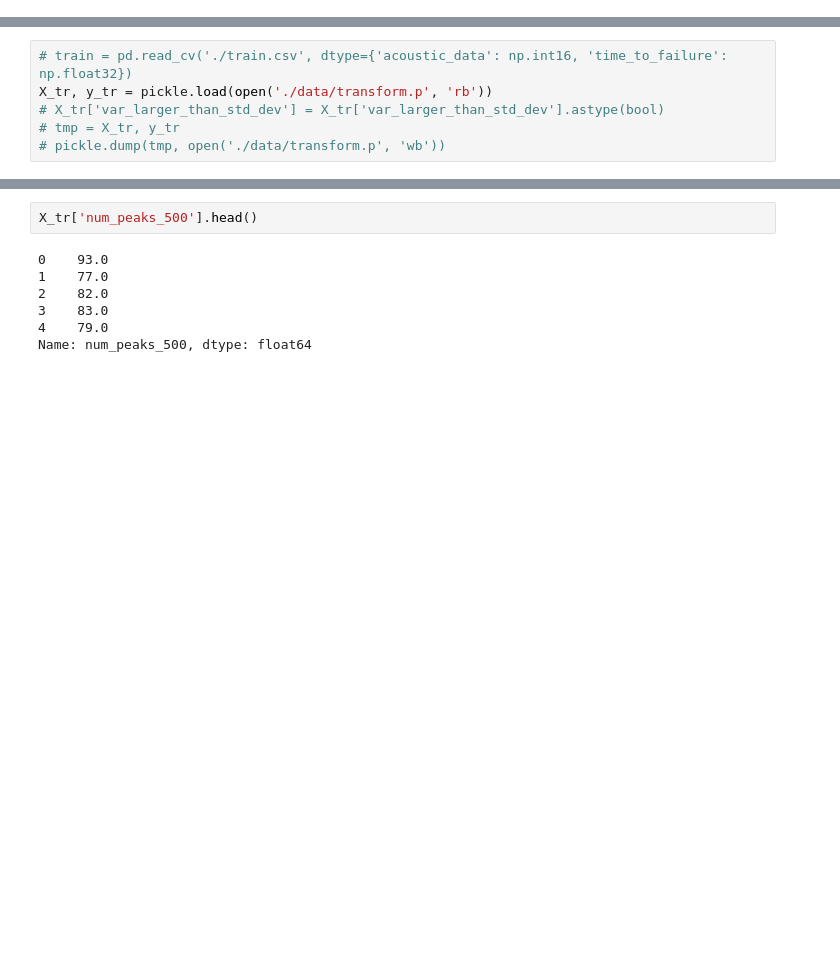
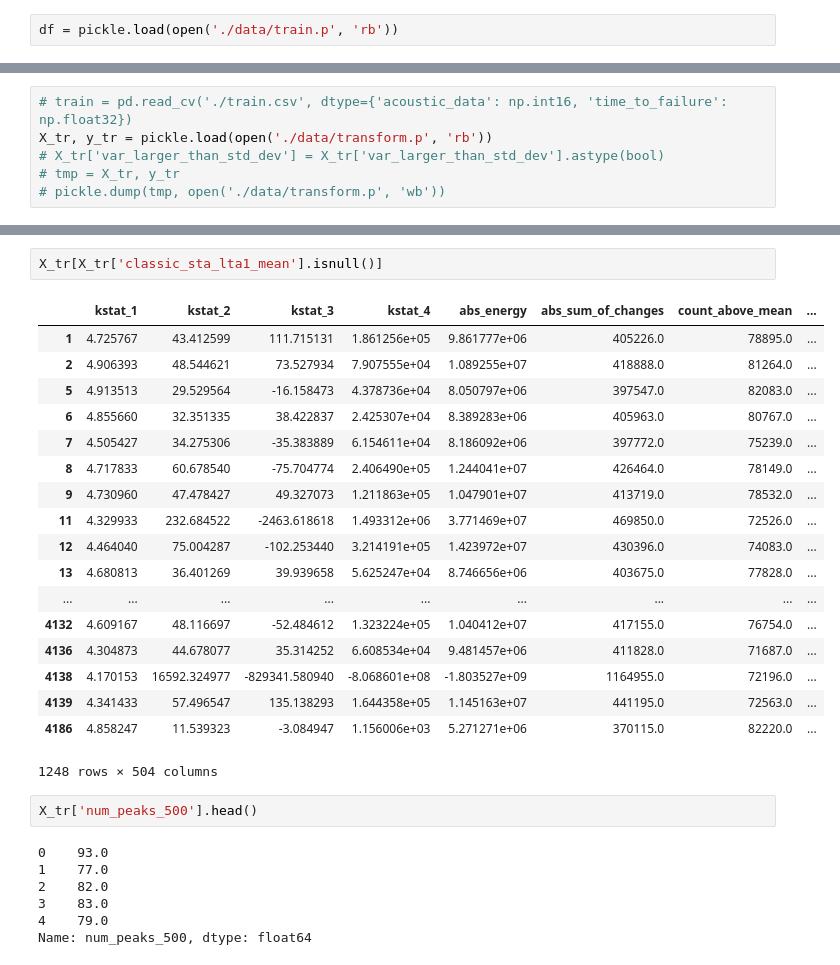
Before and after one commit to JonRao/LANL-Earthquake-Prediction, a Jupyter notebook: eda.ipynb, the cells around one changed output, grey strips where cells are left out. Cells and saved outputs as stored; diff of their text form; blank space fills up the shorter version.

```diff
--- a/eda.ipynb
+++ b/eda.ipynb
@@ -24,0 +52,2 @@ from multiprocessing import Pool
+# %%
+df = pickle.load(open('./data/train.p', 'rb'))
@@ -31,3 +143,24 @@ X_tr, y_tr = pickle.load(open('./data/transform.p', 'rb'))
+# %%
+X_tr[X_tr['classic_sta_lta1_mean'].isnull()]
+# %% [output]
+|  | kstat_1 | kstat_2 | kstat_3 | kstat_4 | abs_energy | abs_sum_of_changes | count_above_mean | ... |
+| 1 | 4.725767 | 43.412599 | 111.715131 | 1.861256e+05 | 9.861777e+06 | 405226.0 | 78895.0 | ... |
+| 2 | 4.906393 | 48.544621 | 73.527934 | 7.907555e+04 | 1.089255e+07 | 418888.0 | 81264.0 | ... |
+| 5 | 4.913513 | 29.529564 | -16.158473 | 4.378736e+04 | 8.050797e+06 | 397547.0 | 82083.0 | ... |
+| 6 | 4.855660 | 32.351335 | 38.422837 | 2.425307e+04 | 8.389283e+06 | 405963.0 | 80767.0 | ... |
+| 7 | 4.505427 | 34.275306 | -35.383889 | 6.154611e+04 | 8.186092e+06 | 397772.0 | 75239.0 | ... |
+| 8 | 4.717833 | 60.678540 | -75.704774 | 2.406490e+05 | 1.244041e+07 | 426464.0 | 78149.0 | ... |
+| 9 | 4.730960 | 47.478427 | 49.327073 | 1.211863e+05 | 1.047901e+07 | 413719.0 | 78532.0 | ... |
+| 11 | 4.329933 | 232.684522 | -2463.618618 | 1.493312e+06 | 3.771469e+07 | 469850.0 | 72526.0 | ... |
+| 12 | 4.464040 | 75.004287 | -102.253440 | 3.214191e+05 | 1.423972e+07 | 430396.0 | 74083.0 | ... |
+| 13 | 4.680813 | 36.401269 | 39.939658 | 5.625247e+04 | 8.746656e+06 | 403675.0 | 77828.0 | ... |
+| ... | ... | ... | ... | ... | ... | ... | ... | ... |
+| 4132 | 4.609167 | 48.116697 | -52.484612 | 1.323224e+05 | 1.040412e+07 | 417155.0 | 76754.0 | ... |
+| 4136 | 4.304873 | 44.678077 | 35.314252 | 6.608534e+04 | 9.481457e+06 | 411828.0 | 71687.0 | ... |
+| 4138 | 4.170153 | 16592.324977 | -829341.580940 | -8.068601e+08 | -1.803527e+09 | 1164955.0 | 72196.0 | ... |
+| 4139 | 4.341433 | 57.496547 | 135.138293 | 1.644358e+05 | 1.145163e+07 | 441195.0 | 72563.0 | ... |
+| 4186 | 4.858247 | 11.539323 | -3.084947 | 1.156006e+03 | 5.271271e+06 | 370115.0 | 82220.0 | ... |
+1248 rows × 504 columns
 # %%
 X_tr['num_peaks_500'].head()
 # %% [output]
```
Also changed, not shown: parts of 10 cells of this notebook, 5 other files.
